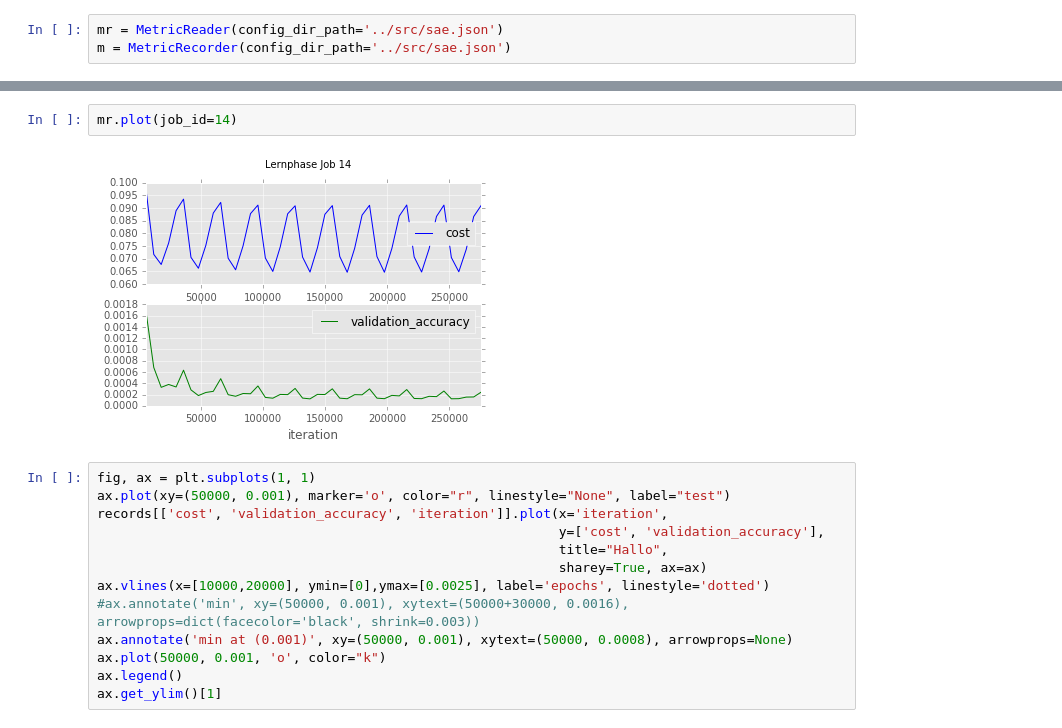
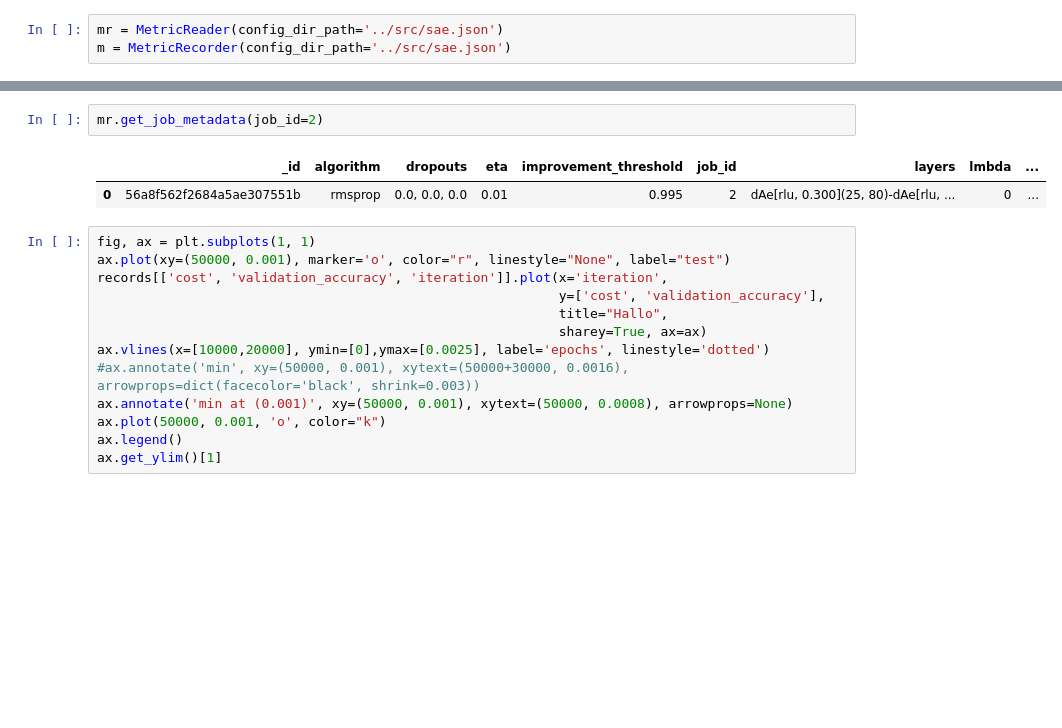
Before and after one commit to codingluke/ba-thesis-code, a Jupyter notebook: notebooks/metric_test.ipynb, the cells around one changed output, grey strips where cells are left out. Cells and saved outputs as stored; diff of their text form; blank space fills up the shorter version.

```diff
--- a/notebooks/metric_test.ipynb
+++ b/notebooks/metric_test.ipynb
@@ -55,7 +28,8 @@ mr.plot_epoches(job_id=15, title='Lernphase Minibatch 1000')
 # %%
-mr.plot(job_id=14)
+mr.get_job_metadata(job_id=2)
 # %% [output]
-[figure, removed]
+|  | _id | algorithm | dropouts | eta | improvement_threshold | job_id | layers | lmbda | ... |
+| 0 | 56a8f562f2684a5ae307551b | rmsprop | 0.0, 0.0, 0.0 | 0.01 | 0.995 | 2 | dAe[rlu, 0.300](25, 80)-dAe[rlu, ... | 0 | ... |
 # %%
 fig, ax = plt.subplots(1, 1)
 ax.plot(xy=(50000, 0.001), marker='o', color="r", linestyle="None", label="test")
```
Also changed, not shown: parts of 4 cells of this notebook, 6 other files.
